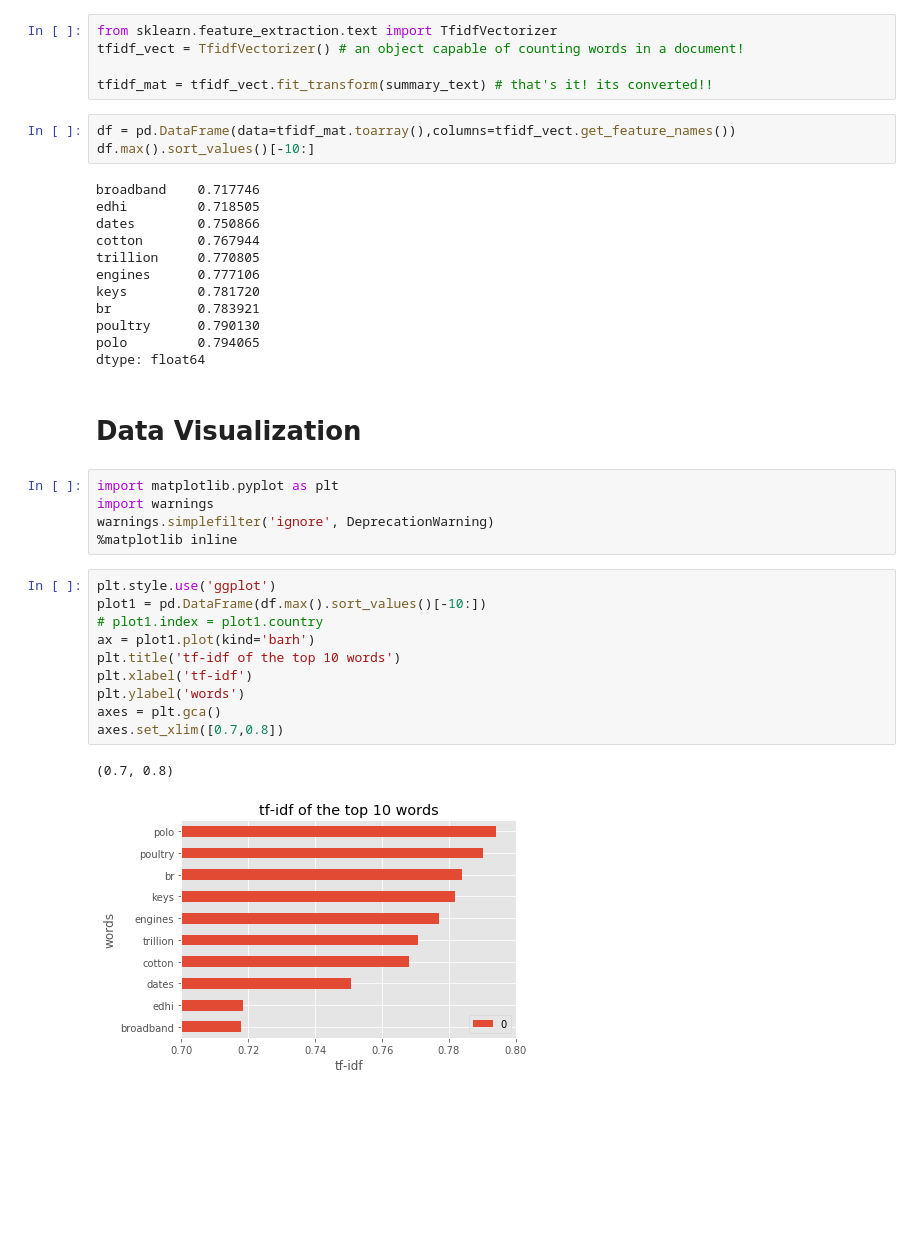
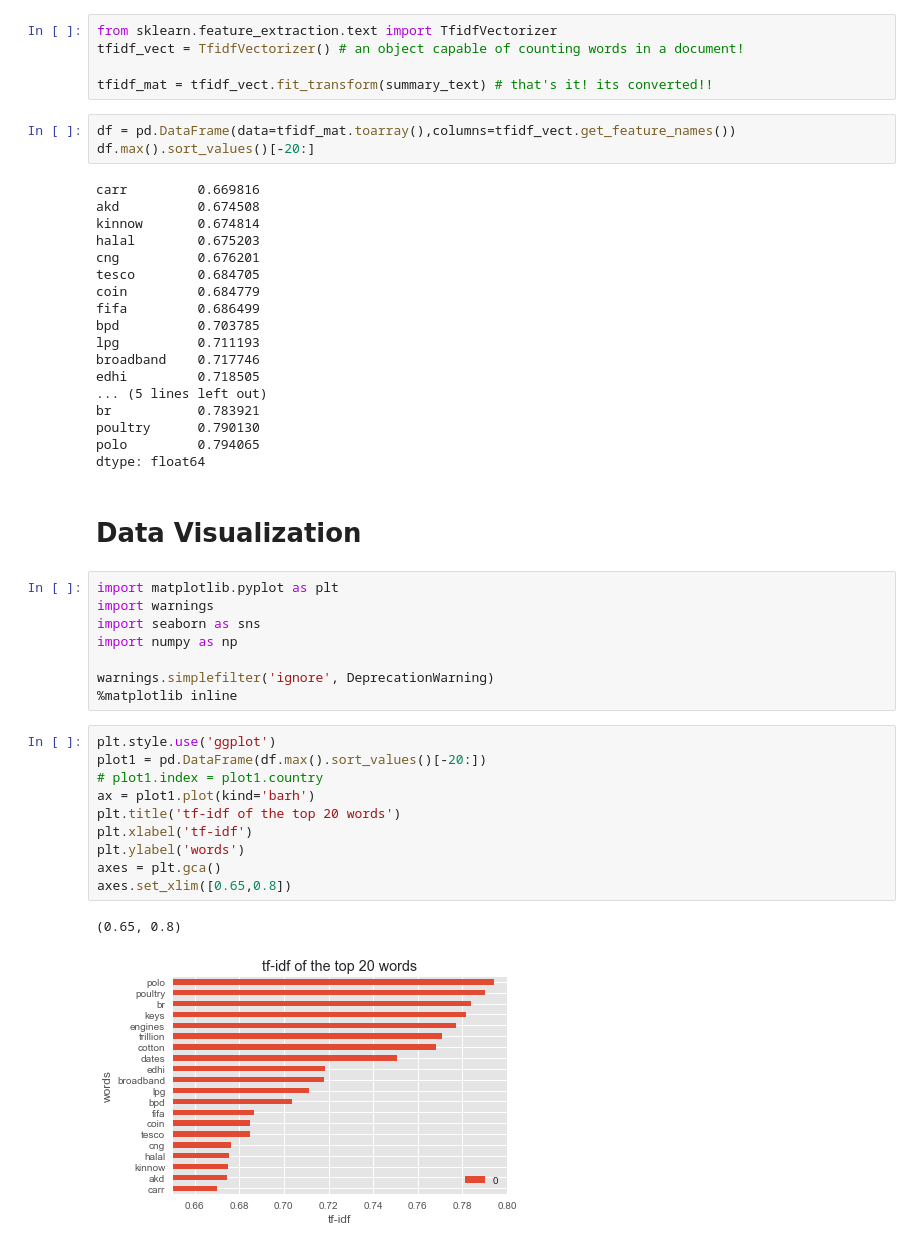
Before and after one commit to JJVincentJJ/SMUMachineLearning, a Jupyter notebook: Lab2String/Lab2.ipynb, the cells around one changed output. Cells and saved outputs as stored; diff of their text form; blank space fills up the shorter version.

```diff
--- a/Lab2String/Lab2.ipynb
+++ b/Lab2String/Lab2.ipynb
@@ -159,15 +175,21 @@ tfidf_vect = TfidfVectorizer() # an object capable of counting words in a docume
 tfidf_mat = tfidf_vect.fit_transform(summary_text) # that's it! its converted!!
 # %%
 df = pd.DataFrame(data=tfidf_mat.toarray(),columns=tfidf_vect.get_feature_names())
-df.max().sort_values()[-10:]
+df.max().sort_values()[-20:]
 # %% [output]
+carr         0.669816
+akd          0.674508
+kinnow       0.674814
+halal        0.675203
+cng          0.676201
+tesco        0.684705
+coin         0.684779
+fifa         0.686499
+bpd          0.703785
+lpg          0.711193
 broadband    0.717746
 edhi         0.718505
-dates        0.750866
-cotton       0.767944
-trillion     0.770805
-engines      0.777106
-keys         0.781720
+... (5 lines left out)
 br           0.783921
 poultry      0.790130
 polo         0.794065
@@ -177,18 +199,21 @@ dtype: float64
 # %%
 import matplotlib.pyplot as plt
 import warnings
+import seaborn as sns
+import numpy as np
+
 warnings.simplefilter('ignore', DeprecationWarning)
 %matplotlib inline
 # %%
 plt.style.use('ggplot')
-plot1 = pd.DataFrame(df.max().sort_values()[-10:])
+plot1 = pd.DataFrame(df.max().sort_values()[-20:])
 # plot1.index = plot1.country
 ax = plot1.plot(kind='barh')
-plt.title('tf-idf of the top 10 words')
+plt.title('tf-idf of the top 20 words')
 plt.xlabel('tf-idf')
 plt.ylabel('words')
 axes = plt.gca()
-axes.set_xlim([0.7,0.8])
+axes.set_xlim([0.65,0.8])
 # %% [output]
-(0.7, 0.8)
+(0.65, 0.8)
-[figure, old version]
+[figure, new version]
```
Also changed, not shown: parts of 6 cells of this notebook.
